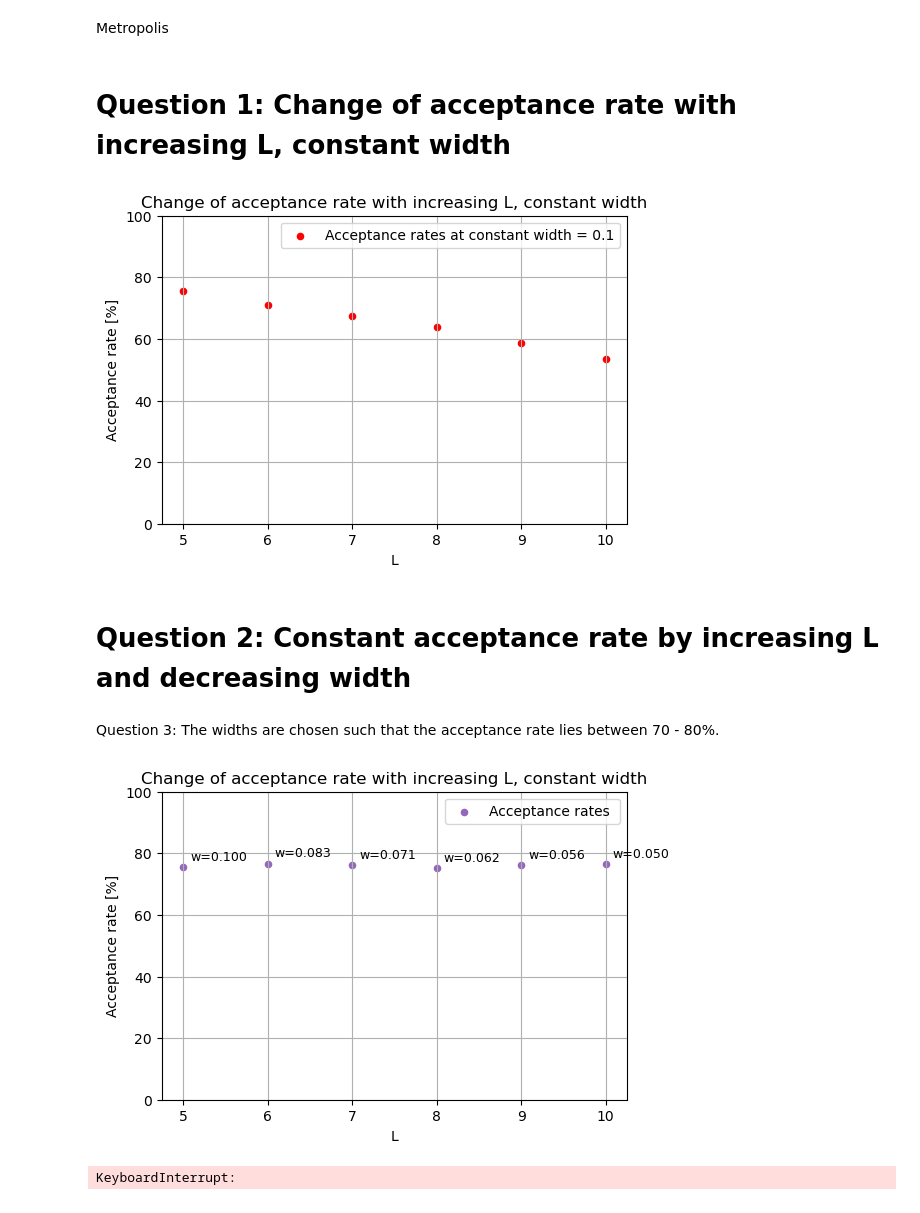
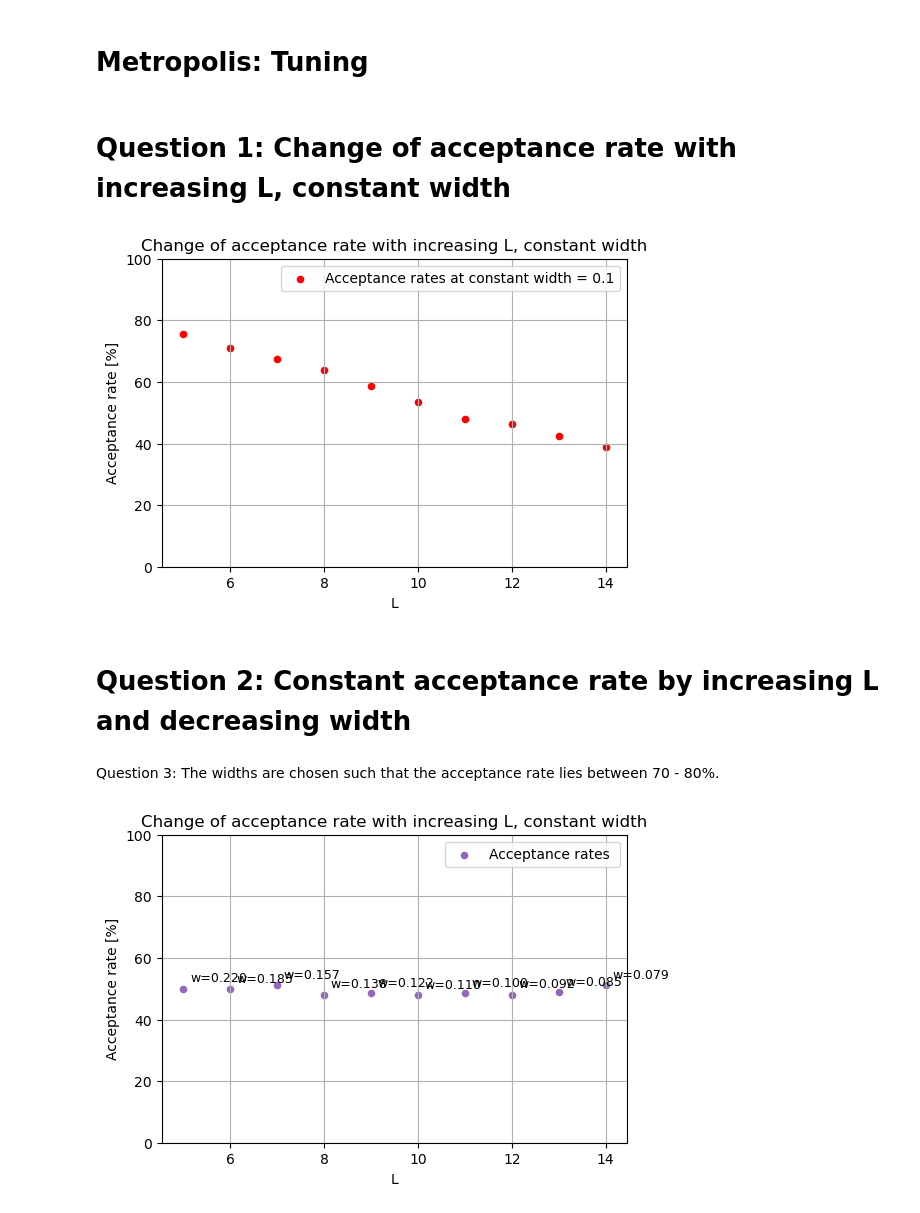
Before and after one commit to FiPf/LFT, a Jupyter notebook: Final Project/code/main.ipynb, the cells around one changed output. Drawn from its saved outputs; the diff is of its cells as text; code cells hidden in the pictures.

```diff
--- a/Final Project/code/main.ipynb
+++ b/Final Project/code/main.ipynb
@@ -1,12 +1,12 @@
-# %% [markdown]
-Metropolis
+# %% [markdown]
+# Metropolis: Tuning
 # %%
 from IPython.display import display, Markdown
 import numpy as np
 import matplotlib.pyplot as plt
 from algorithms.metropolis import run_metropolis
 
-L_vals = list(range(5, 11))
+L_vals = list(range(5, 15))
 m2 = -0.5
 lam = 5.0
 rng = np.random.default_rng(seed=42)
@@ -17,7 +17,7 @@ adapted_widths = []
 for L in L_vals:
     phi_field = rng.random(size=(L, L))
     width = 0.1
-    adapted_width = 0.5/L
+    adapted_width = 1.1/L
     adapted_widths.append(adapted_width)
     acceptance = run_metropolis(phi_field, m2, lam, width, 2000, rng)
     const_acceptance = run_metropolis(phi_field, m2, lam, adapted_width, 2000, rng)
@@ -26,68 +26,32 @@ for L in L_vals:
 
 display(Markdown("# Question 1: Change of acceptance rate with increasing L, constant width"))
 plt.figure(figsize = (6, 4))
 plt.scatter(L_vals, acceptance_rates, c= "r", s = 20, label = f"Acceptance rates at constant width = {width}")
 plt.title("Change of acceptance rate with increasing L, constant width")
 plt.xlabel("L")
 plt.ylabel("Acceptance rate [%]")
 plt.legend()
 plt.ylim(0, 100)
 plt.grid(True)
 plt.show()
 
 display(Markdown("# Question 2: Constant acceptance rate by increasing L and decreasing width"))
 display(Markdown("Question 3: The widths are chosen such that the acceptance rate lies between 70 - 80%."))
 plt.figure(figsize = (6, 4))
 plt.scatter(L_vals, constant_acceptance_rates, c= 'tab:purple', s = 20, label = f"Acceptance rates ")
 plt.title("Change of acceptance rate with increasing L, constant width")
 plt.xlabel("L")
 plt.ylabel("Acceptance rate [%]")
 plt.legend()
 plt.ylim(0, 100)
 plt.grid(True)
 for L, acc, w in zip(L_vals, constant_acceptance_rates, adapted_widths):
     plt.annotate(f"w={w:.3f}", (L, acc), textcoords="offset points", xytext=(5, 5), ha='left', fontsize=9, color='black')
 
 plt.show()
 # %% [output]
 # Question 1: Change of acceptance rate with increasing L, constant width
-[figure, old version]
+[figure, new version]
 # Question 2: Constant acceptance rate by increasing L and decreasing width
 Question 3: The widths are chosen such that the acceptance rate lies between 70 - 80%.
-[figure, old version]
+[figure, new version]
-# %%
-import numpy as np
-from tqdm import tqdm
-from physics.observables import sample_observable
-
-L_vals = list(range(5, 11))
-m2 = -0.5
-lam = 5.0
-rng = np.random.default_rng(seed=42)
-
-L_data_dict = {}
-
-for L in tqdm(L_vals, desc="Generating measurements"):
-    initial_phi = rng.random(size=(L, L))
-    width = 0.5 / L
-
-    measurements, _ = sample_observable(
-        initial_phi=initial_phi,
-        num_samples=332_640,
-        mass2=m2,
-        lamb=lam,
-        width=width,
-        rng=rng
-    )
-
-    L_data_dict[f"L{L}"] = np.array(measurements, dtype=np.float32)
-
-#https://numpy.org/doc/stable/reference/generated/numpy.savez.html
-np.savez("observable_measurements_L5_to_L10.npz", **L_data_dict) #npz is compressed and efficient for structured data
-print("Saved data to 'observable_measurements_L5_to_L10.npz'")
-
-data = np.load("observable_measurements_L5_to_L10.npz")
-measurements_L7 = data["L7"]
-print(measurements_L7)
-# %% [output]
-KeyboardInterrupt:
```
Also changed, not shown: parts of 19 cells of this notebook, 46 other files.
